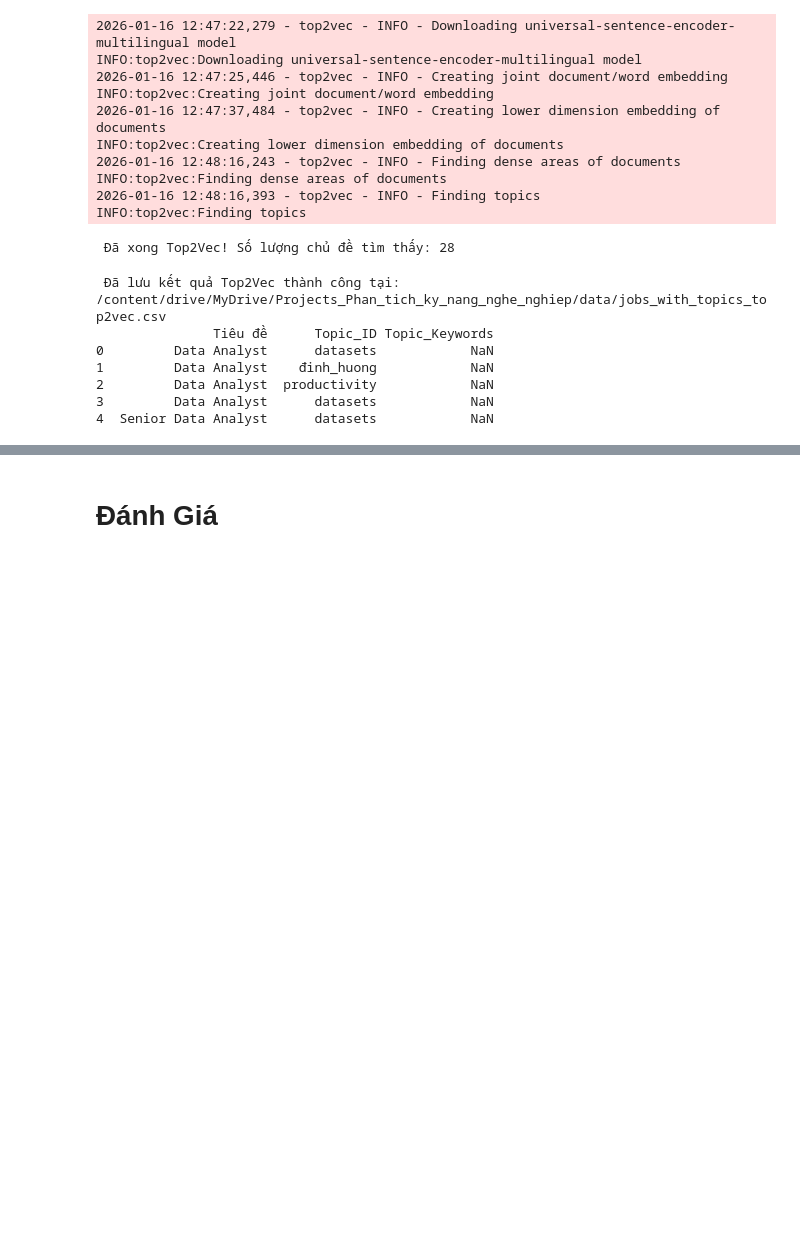
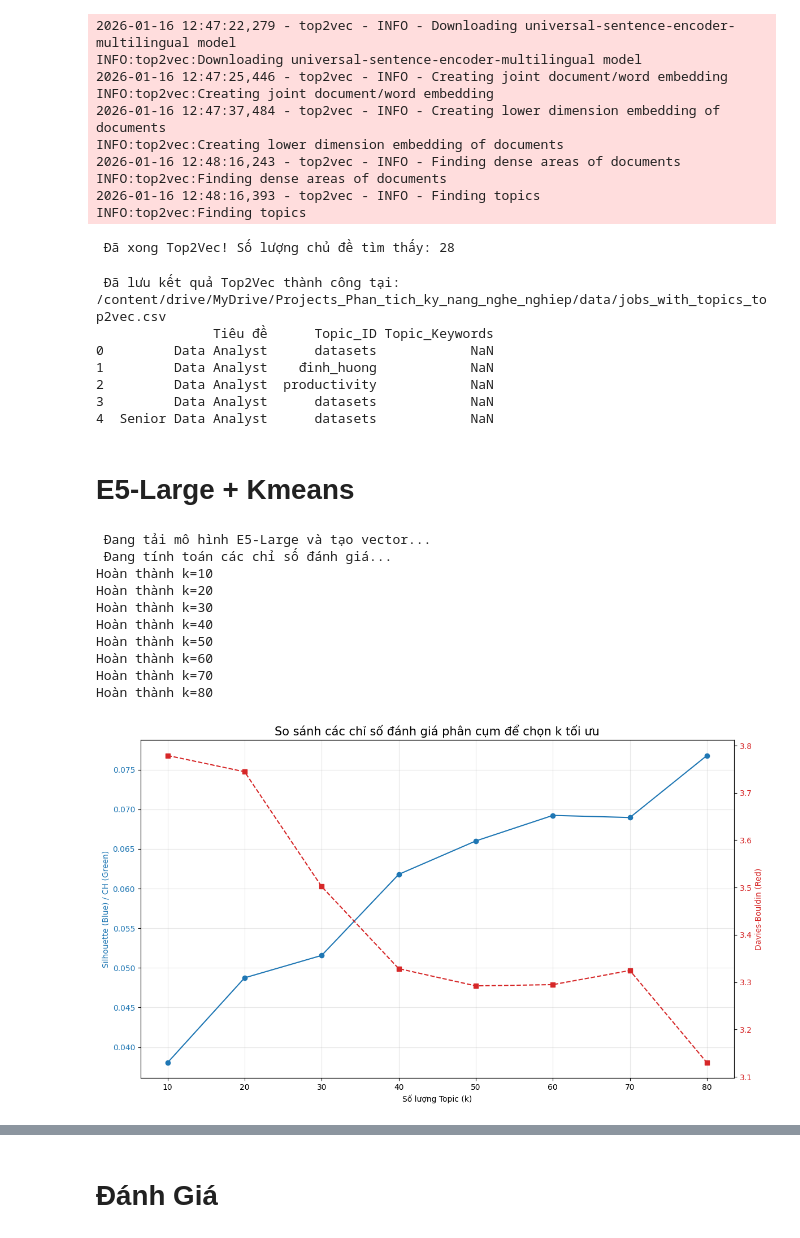
Before and after one commit to theanh-2k4/Project_Phan_Tich_Nghe_Nghiep, a Jupyter notebook: Code/Step2_TopicModeling.ipynb, the cells around one changed output, grey strips where cells are left out. Saved outputs shown, nothing was run; the diff lists cells and outputs as text; code cells hidden in the pictures; blank space fills up the shorter version.

Commit message:
Bổ sung thêm mô hình, lưu kết quả vào dataset

```diff
--- a/Code/Step2_TopicModeling.ipynb
+++ b/Code/Step2_TopicModeling.ipynb
@@ -74,9 +45,5 @@ Số lượng văn bản (docs): 3125
 umap_model = UMAP(n_neighbors=15, n_components=5, min_dist=0.0, metric='cosine', random_state=42)
 hdbscan_model = HDBSCAN(min_cluster_size=10, metric='euclidean', cluster_selection_method='eom', prediction_data=True)
 vectorizer_model = CountVectorizer(stop_words="english", min_df=2, token_pattern=r"(?u)\b\w\w+\b")
-embedding_model = SentenceTransformer('intfloat/multilingual-e5-large')
-# embedding_model.save(r"../Models/e5_embedding_model")
-# embedding_model = SentenceTransformer(r"../Models/embedding_model")
-embeddings = embedding_model.encode(docs, show_progress_bar=True)
-# embedding_path = r"../Models/embedding_model/embeddings.npy"
-# np.save(embedding_path, embeddings)
+e5_embedding_model = SentenceTransformer('intfloat/multilingual-e5-large')
+e5_embeddings = e5_embedding_model.encode(docs, show_progress_bar=True)
@@ -363,3 +391,5 @@ print(df_top2vec[['Tiêu đề', 'Topic_ID', 'Topic_Keywords']].head())
 2         Data Analyst  productivity            NaN
 3         Data Analyst      datasets            NaN
 4  Senior Data Analyst      datasets            NaN
+# %% [markdown]
+# E5-Large + Kmeans
@@ -365,0 +408,60 @@ print(df_top2vec[['Tiêu đề', 'Topic_ID', 'Topic_Keywords']].head())
+# %%
+# # --- 1. Tạo Embeddings với E5-Large ---
+print(" Đang tải mô hình E5-Large và tạo vector...")
+e5_model = SentenceTransformer('intfloat/multilingual-e5-large', device="cuda")
+e5_embeddings = e5_model.encode(docs, batch_size=32, show_progress_bar=True)
+def plot_clustering_metrics(embeddings, k_range):
+    sil_scores = []
+    dbi_scores = []
+    ch_scores = []
+
+    print(" Đang tính toán các chỉ số đánh giá...")
+    for k in k_range:
+        km = KMeans(n_clusters=k, init='k-means++', n_init=10, random_state=42)
+        labels = km.fit_predict(embeddings)
+
+        sil_scores.append(silhouette_score(embeddings, labels))
+        dbi_scores.append(davies_bouldin_score(embeddings, labels))
+        ch_scores.append(calinski_harabasz_score(embeddings, labels))
+        print(f"Hoàn thành k={k}")
+
+    # Vẽ biểu đồ
+    fig, ax1 = plt.subplots(figsize=(12, 7))
+
+    # Trục cho Silhouette và CH (Càng cao càng tốt)
+    color1 = 'tab:blue'
+    ax1.set_xlabel('Số lượng Topic (k)')
+    ax1.set_ylabel('Silhouette (Blue) / CH (Green)', color=color1)
+    ax1.plot(k_range, sil_scores, marker='o', color='tab:blue', label='Silhouette (Higher is better)')
+    ax1.tick_params(axis='y', labelcolor=color1)
+
+    # Trục phụ cho DBI (Càng thấp càng tốt)
+    ax2 = ax1.twinx()
+    color2 = 'tab:red'
+    ax2.set_ylabel('Davies-Bouldin (Red)', color=color2)
+    ax2.plot(k_range, dbi_scores, marker='s', color='tab:red', linestyle='--', label='Davies-Bouldin (Lower is better)')
+    ax2.tick_params(axis='y', labelcolor=color2)
+
+    plt.title('So sánh các chỉ số đánh giá phân cụm để chọn k tối ưu', fontsize=15)
+    ax1.grid(True, alpha=0.3)
+    fig.tight_layout()
+    plt.xticks(k_range)
+    plt.show()
+
+    return sil_scores, dbi_scores, ch_scores
+
+# Thực thi
+k_range = range(10, 81, 10)
+sil, dbi, ch = plot_clustering_metrics(e5_embeddings, k_range)
+# %% [output]
+ Đang tải mô hình E5-Large và tạo vector...
+ Đang tính toán các chỉ số đánh giá...
+Hoàn thành k=10
+Hoàn thành k=20
+Hoàn thành k=30
+Hoàn thành k=40
+Hoàn thành k=50
+Hoàn thành k=60
+Hoàn thành k=70
+Hoàn thành k=80
+[figure, added]
```
Also changed, not shown: parts of 39 cells of this notebook, 16 other files.
